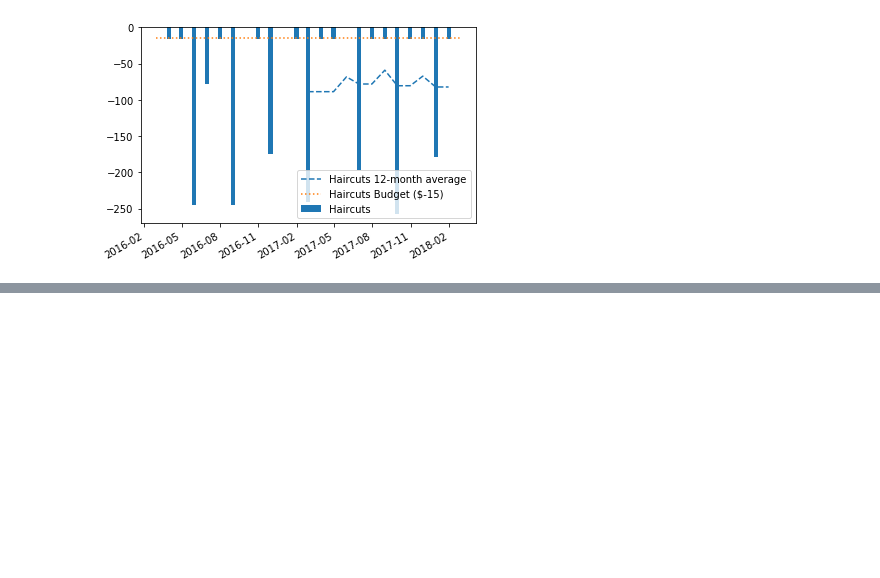
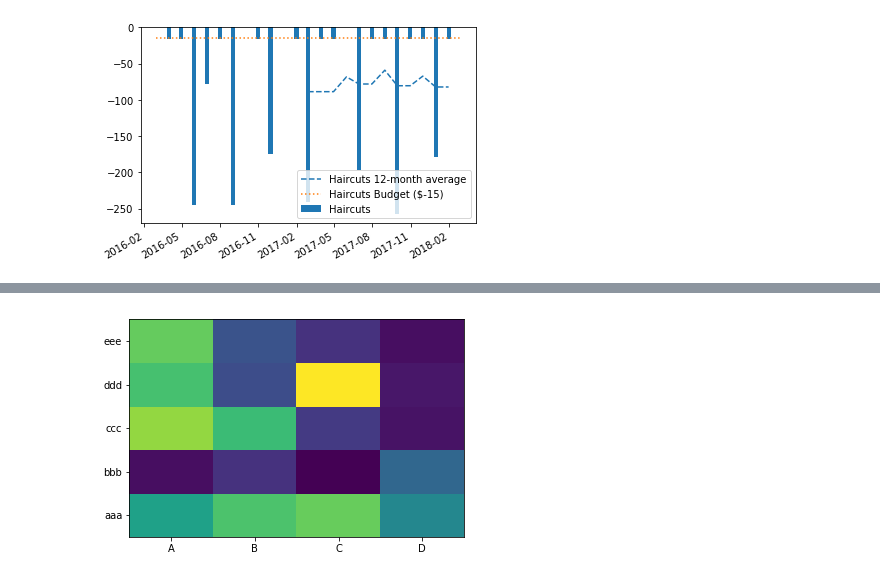
Before and after one commit to scribby182/Menthol, a Jupyter notebook: sandbox.ipynb, the cells around one changed output, grey strips where cells are left out. Cells and saved outputs as stored; diff of their text form; code cells hidden in the pictures; blank space fills up the shorter version.

```diff
--- a/sandbox.ipynb
+++ b/sandbox.ipynb
@@ -163,0 +330,15 @@ dtype: int64
+# %%
+import numpy as np
+from pandas import DataFrame
+import matplotlib.pyplot as plt
+
+Index= ['aaa', 'bbb', 'ccc', 'ddd', 'eee']
+Cols = ['A', 'B', 'C', 'D']
+df = DataFrame(abs(np.random.randn(5, 4)), index=Index, columns=Cols)
+
+plt.pcolor(df)
+plt.yticks(np.arange(0.5, len(df.index), 1), df.index)
+plt.xticks(np.arange(0.5, len(df.columns), 1), df.columns)
+plt.show()
+# %% [output]
+[figure, added]
```
Also changed, not shown: parts of 35 cells of this notebook, 4 other files.
